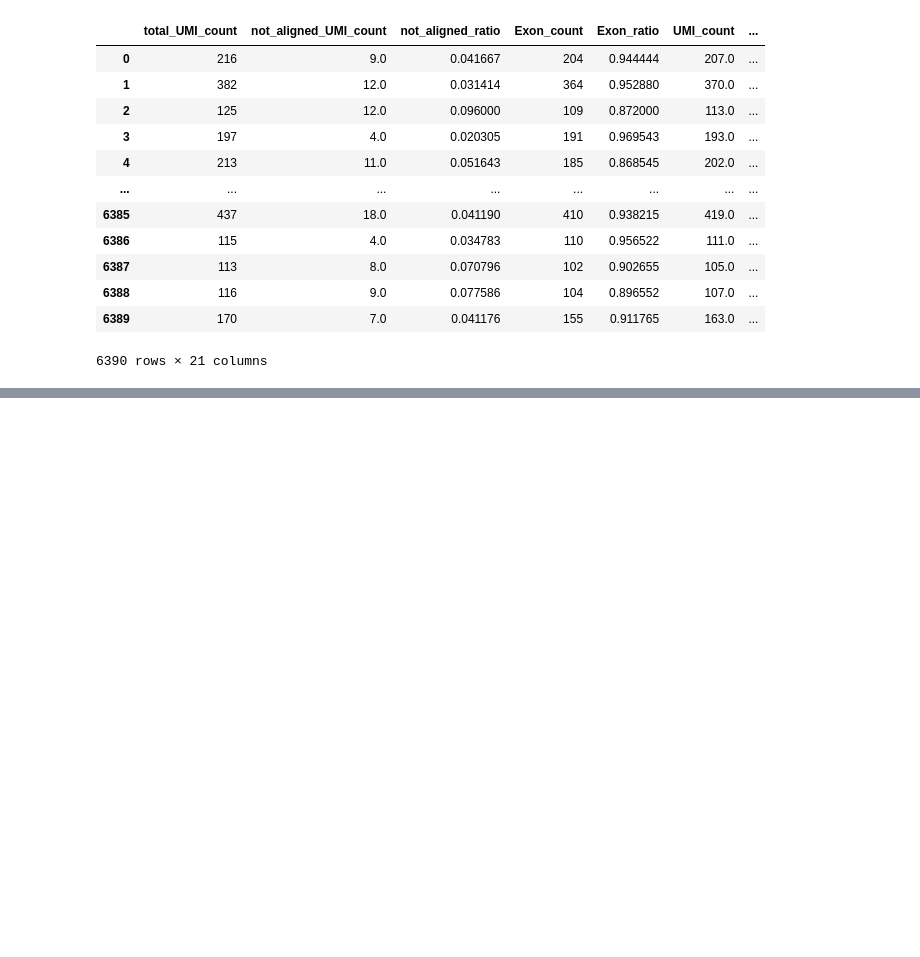
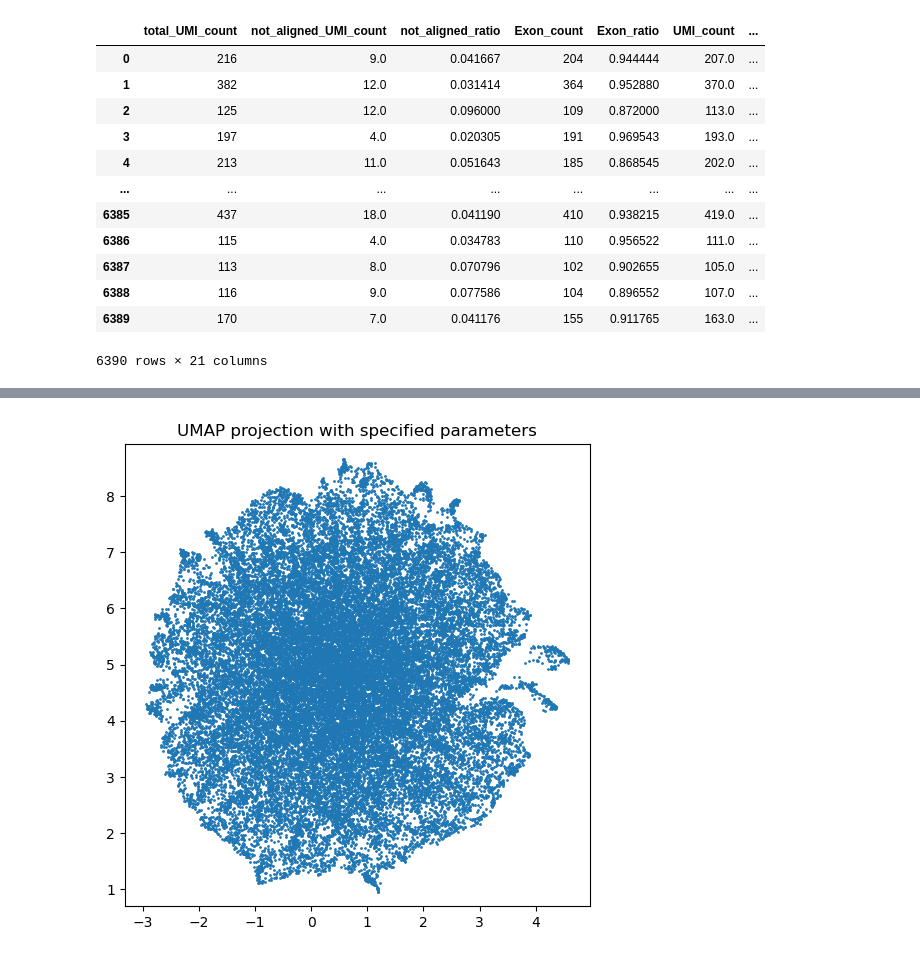
Before and after one commit to aqgy2749/IRI-seq, a Jupyter notebook: IRIS/my-second-pipeline_old.ipynb, the cells around one changed output, grey strips where cells are left out. Saved outputs shown, nothing was run; the diff lists cells and outputs as text; code cells hidden in the pictures; blank space fills up the shorter version.

```diff
--- a/IRIS/my-second-pipeline_old.ipynb
+++ b/IRIS/my-second-pipeline_old.ipynb
@@ -973,0 +1014,8 @@ sc.pl.umap(adata, color=['Slc12a3'])
+# %%
+plt.figure(figsize=(6, 6))
+plt.scatter(df["spatial_UMAP1"], df["spatial_UMAP2"], s=1)
+plt.gca().set_aspect("equal", "datalim")
+plt.title("UMAP projection with specified parameters")
+plt.show()
+# %% [output]
+[figure, added]
```
Also changed, not shown: parts of 12 cells of this notebook, 22 other files.
